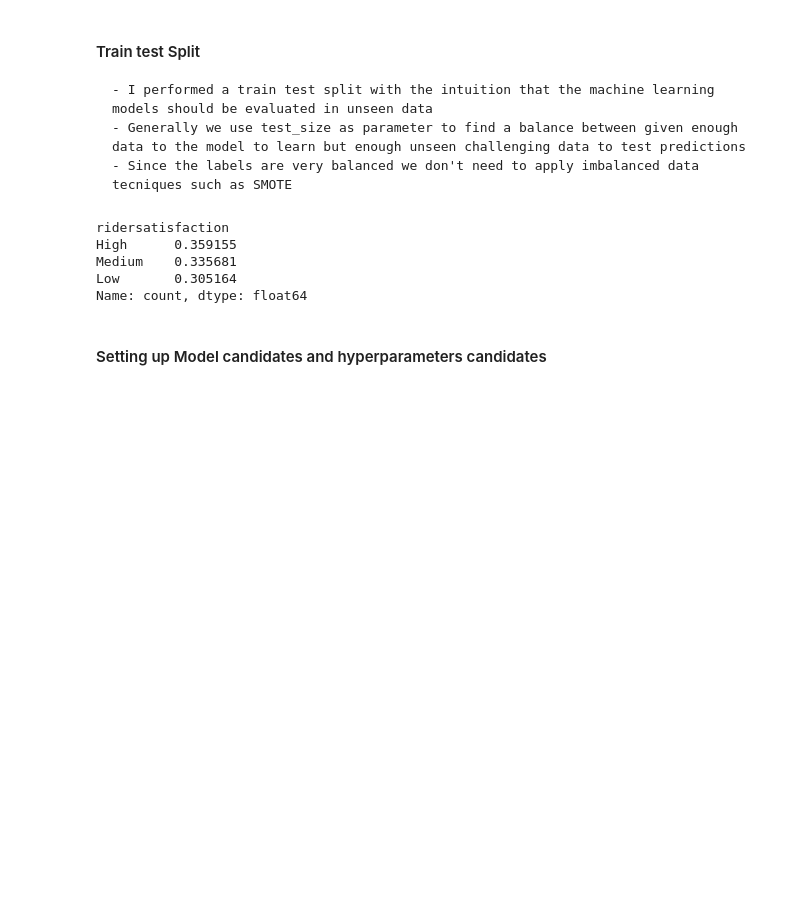
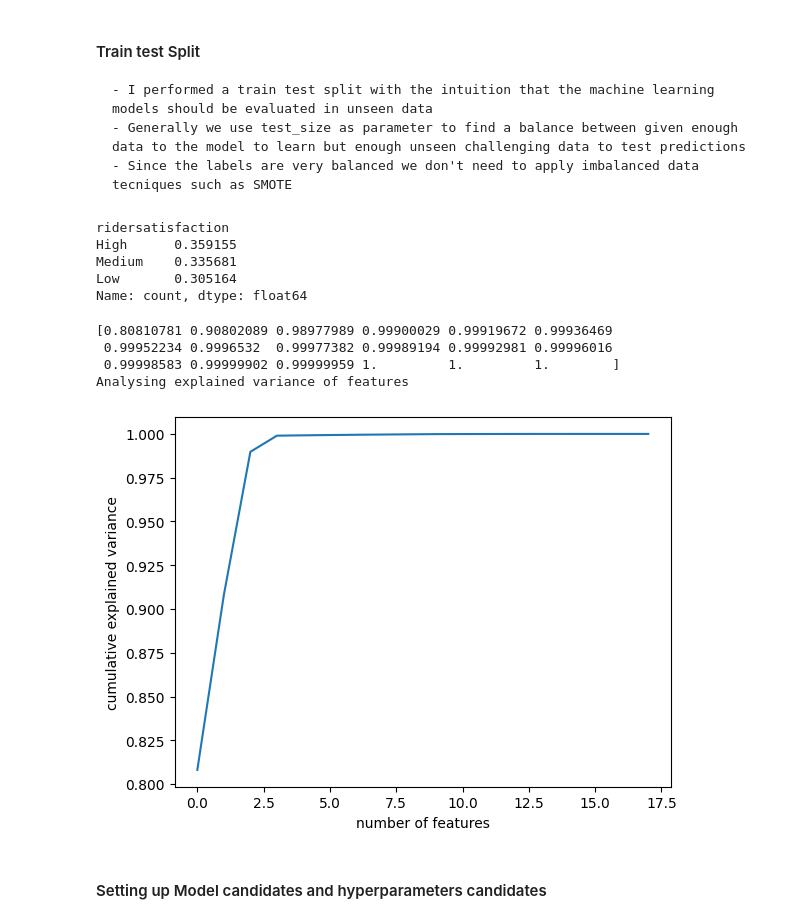
Before and after one commit to berstearns/garbage_collector, a Jupyter notebook: CCT/ml/CA2/CA2-ml.ipynb, the cells around one changed output. Saved outputs shown, nothing was run; the diff lists cells and outputs as text; code cells hidden in the pictures; blank space fills up the shorter version.

```diff
--- a/CCT/ml/CA2/CA2-ml.ipynb
+++ b/CCT/ml/CA2/CA2-ml.ipynb
@@ -516,9 +516,24 @@ Medium    0.335681
 Low       0.305164
 Name: count, dtype: float64
 # %%
+# setting the test_size as parameter to try different train tst splits
 random_state=42
-test_size = 0.15 # 10 , 15 25
+test_size = 0.10 # 10 , 15 25`
 X_train, X_test, y_train, y_test = train_test_split(customersatisfaction_X, customersatisfaction_y, test_size=test_size, shuffle=True, random_state=random_state)
+# %%
+# Creating PCA only with training data
+pca=PCA().fit(X_train)
+plt.plot(np.cumsum(pca.explained_variance_ratio_))
+plt.xlabel('number of features')
+plt.ylabel('cumulative explained variance')
+print(np.cumsum(pca.explained_variance_ratio_))
+print("Analysing explained variance of features")
+# %% [output]
+[0.80810781 0.90802089 0.98977989 0.99900029 0.99919672 0.99936469
+ 0.99952234 0.9996532  0.99977382 0.99989194 0.99992981 0.99996016
+ 0.99998583 0.99999902 0.99999959 1.         1.         1.        ]
+Analysing explained variance of features
+[figure, added]
 # %% [markdown]
 #### Setting up Model candidates and hyperparameters candidates
 # %%
```
Also changed, not shown: parts of 10 cells of this notebook, 11 other files.
